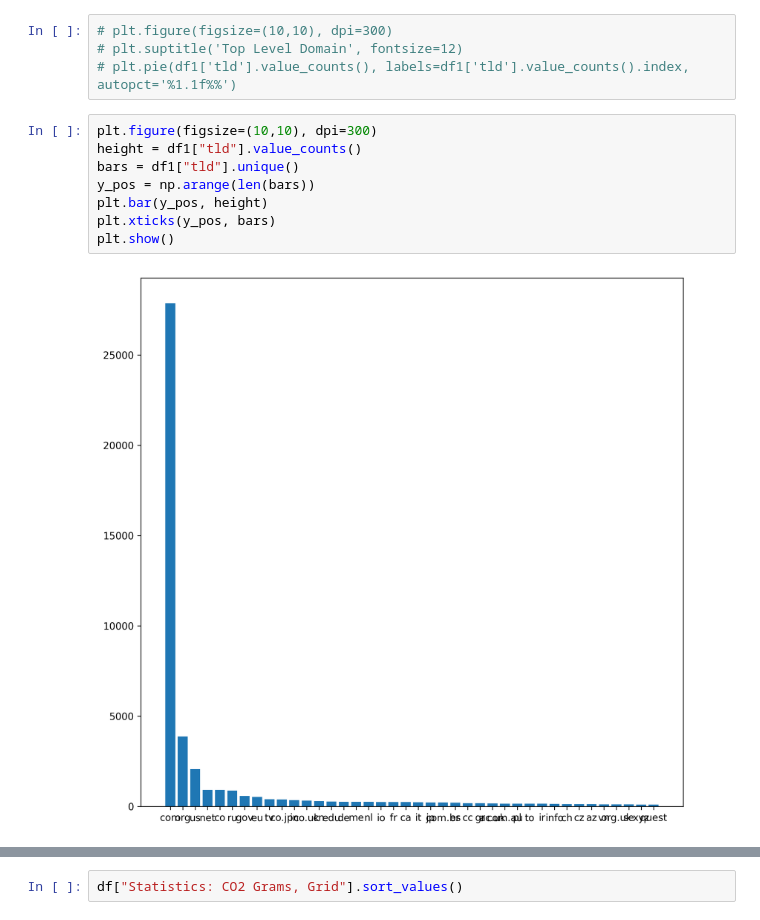
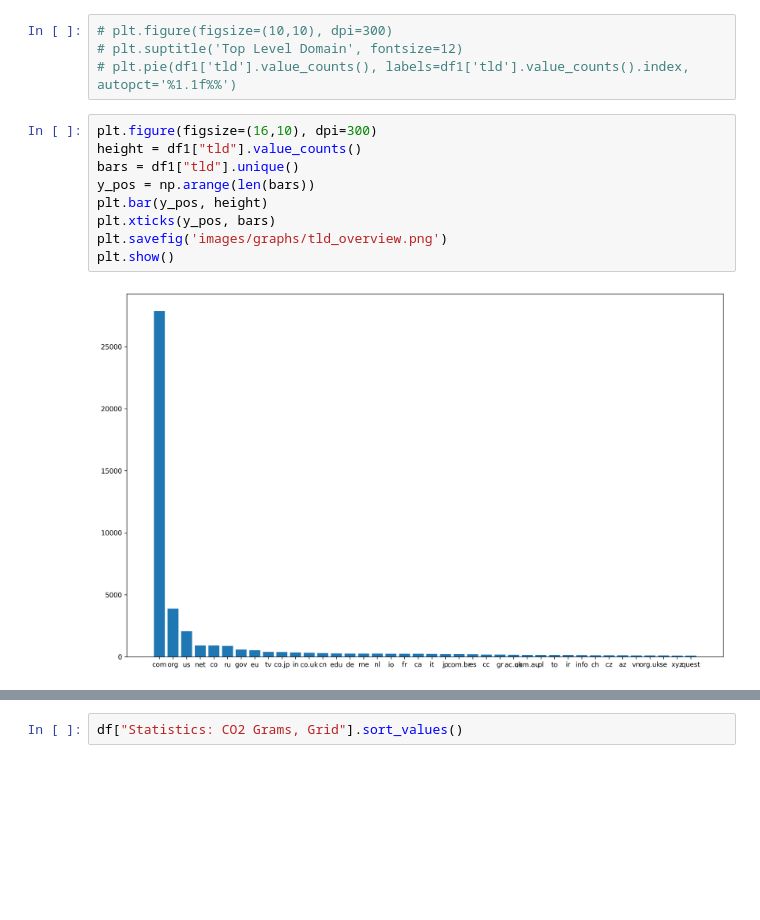
Before and after one commit to ivanivanov10101/bachelor-project, a Jupyter notebook: CSV.ipynb, the cells around one changed output, grey strips where cells are left out. Drawn from its saved outputs; the diff is of its cells as text; blank space fills up the shorter version.

```diff
--- a/CSV.ipynb
+++ b/CSV.ipynb
@@ -239,12 +302,13 @@ tld.to_excel('tld.xlsx')
 # plt.suptitle('Top Level Domain', fontsize=12)
 # plt.pie(df1['tld'].value_counts(), labels=df1['tld'].value_counts().index, autopct='%1.1f%%')
 # %%
-plt.figure(figsize=(10,10), dpi=300)
+plt.figure(figsize=(16,10), dpi=300)
 height = df1["tld"].value_counts()
 bars = df1["tld"].unique()
 y_pos = np.arange(len(bars))
 plt.bar(y_pos, height)
 plt.xticks(y_pos, bars)
+plt.savefig('images/graphs/tld_overview.png')
 plt.show()
 # %% [output]
-[figure, old version]
+[figure, new version]
```
Also changed, not shown: parts of 21 cells of this notebook, 8 other files.
